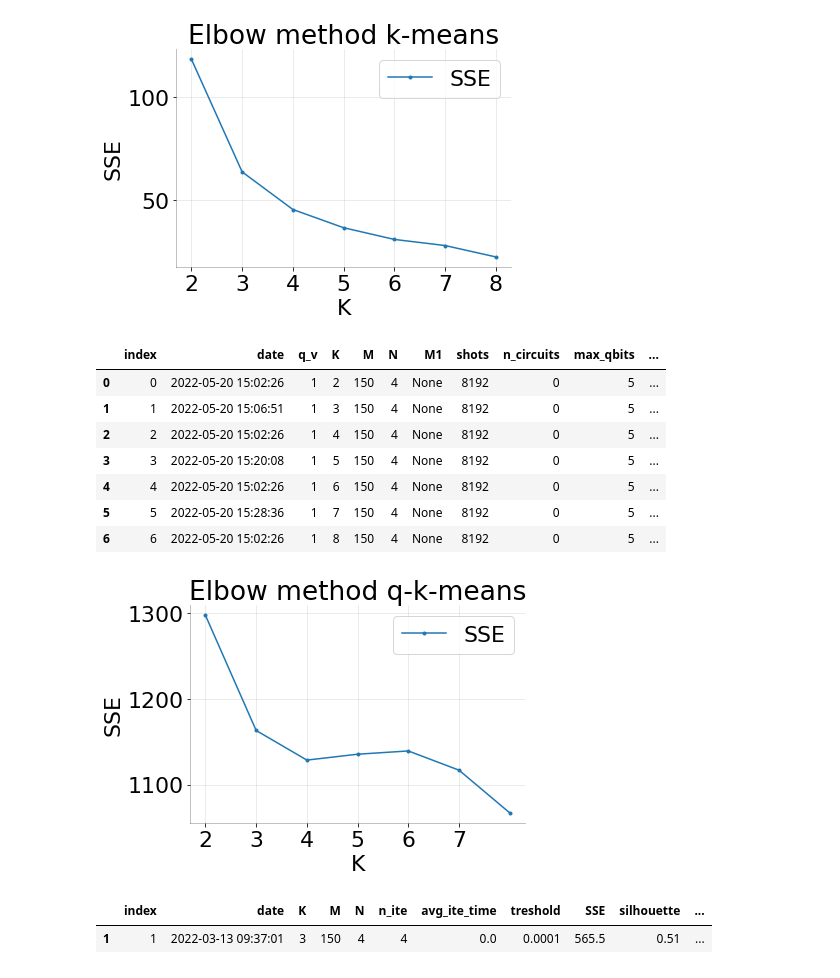
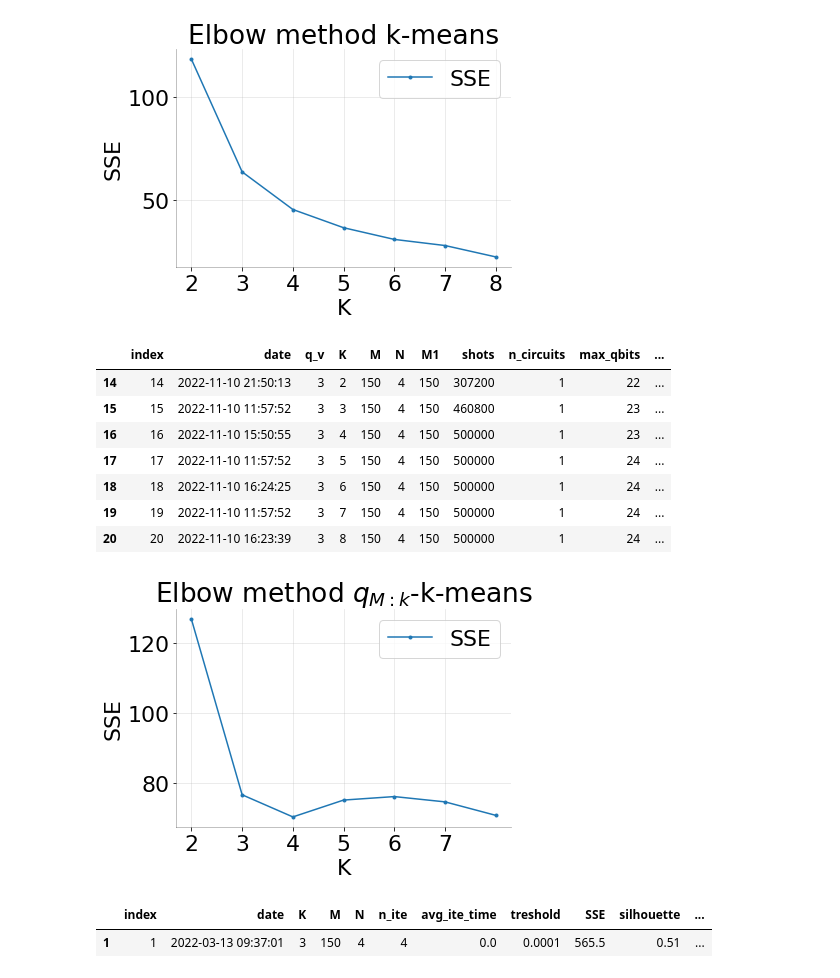
Before and after one commit to AlessandroPoggiali/QKmeans, a Jupyter notebook: test_analysis.ipynb, the cells around one changed output. Cells and saved outputs as stored; diff of their text form; code cells hidden in the pictures.

```diff
--- a/test_analysis.ipynb
+++ b/test_analysis.ipynb
@@ -1004,33 +1013,35 @@ plt.show()
 [figure]
 # %%
 dataset = 'iris'
-df_qkmeans = pd.read_csv("result/" + str(dataset) + "_qkmeans.csv", sep=',')
+df_qkmeans = pd.read_csv("elbow.csv", sep=',')
+#df_qkmeans = pd.read_csv("result/" + str(dataset) + "_qkmeans.csv", sep=',')
+df_qkmeans = df_qkmeans[df_qkmeans['q_v']==3]
 df_qkmeans
 # %% [output]
 |  | index | date | q_v | K | M | N | M1 | shots | n_circuits | max_qbits | ... |
-| 0 | 0 | 2022-05-20 15:02:26 | 1 | 2 | 150 | 4 | None | 8192 | 0 | 5 | ... |
-| 1 | 1 | 2022-05-20 15:06:51 | 1 | 3 | 150 | 4 | None | 8192 | 0 | 5 | ... |
-| 2 | 2 | 2022-05-20 15:02:26 | 1 | 4 | 150 | 4 | None | 8192 | 0 | 5 | ... |
-| 3 | 3 | 2022-05-20 15:20:08 | 1 | 5 | 150 | 4 | None | 8192 | 0 | 5 | ... |
-| 4 | 4 | 2022-05-20 15:02:26 | 1 | 6 | 150 | 4 | None | 8192 | 0 | 5 | ... |
-| 5 | 5 | 2022-05-20 15:28:36 | 1 | 7 | 150 | 4 | None | 8192 | 0 | 5 | ... |
-| 6 | 6 | 2022-05-20 15:02:26 | 1 | 8 | 150 | 4 | None | 8192 | 0 | 5 | ... |
+| 14 | 14 | 2022-11-10 21:50:13 | 3 | 2 | 150 | 4 | 150 | 307200 | 1 | 22 | ... |
+| 15 | 15 | 2022-11-10 11:57:52 | 3 | 3 | 150 | 4 | 150 | 460800 | 1 | 23 | ... |
+| 16 | 16 | 2022-11-10 15:50:55 | 3 | 4 | 150 | 4 | 150 | 500000 | 1 | 23 | ... |
+| 17 | 17 | 2022-11-10 11:57:52 | 3 | 5 | 150 | 4 | 150 | 500000 | 1 | 24 | ... |
+| 18 | 18 | 2022-11-10 16:24:25 | 3 | 6 | 150 | 4 | 150 | 500000 | 1 | 24 | ... |
+| 19 | 19 | 2022-11-10 11:57:52 | 3 | 7 | 150 | 4 | 150 | 500000 | 1 | 24 | ... |
+| 20 | 20 | 2022-11-10 16:23:39 | 3 | 8 | 150 | 4 | 150 | 500000 | 1 | 24 | ... |
 # %%
 plt.plot(df_qkmeans['K'], df_qkmeans['SSE'],color='tab:blue', marker=".", label='SSE')
 plt.ylabel('SSE', fontsize=22)
 plt.xlabel('K', fontsize=22)
 plt.xticks(np.arange(2, 8, 1))
 #plt.tick_params(axis='both', which='major', labelsize=22)
-plt.title("Elbow method q-k-means")
+plt.title("Elbow method $q_{M:k}$-k-means")
 plt.legend(loc='upper right', ncol=1)
 plt.gca().spines["top"].set_alpha(0.0)
 plt.gca().spines["bottom"].set_alpha(0.3)
 plt.gca().spines["right"].set_alpha(0.0)
 plt.gca().spines["left"].set_alpha(0.3)
 plt.grid(axis='both', alpha=.3)
 plt.show()
 # %% [output]
-[figure, old version]
+[figure, new version]
 # %%
 df_kmeans[df_kmeans['K']==3]
 # %% [output]
```
Also changed, not shown: parts of 1 cell of this notebook, 1 other file.
